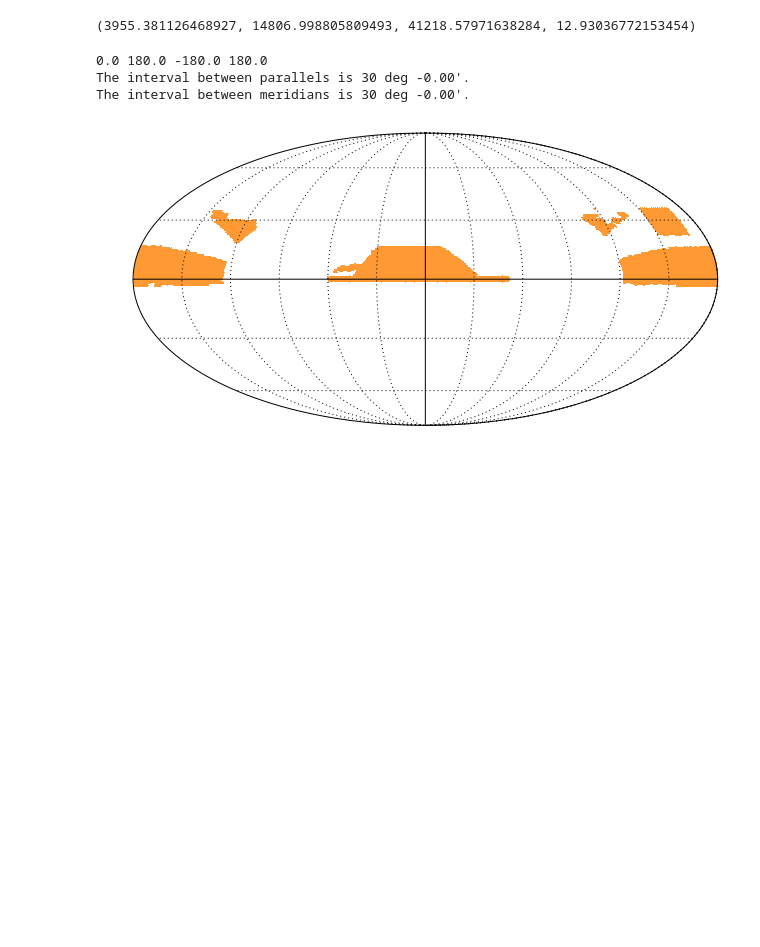
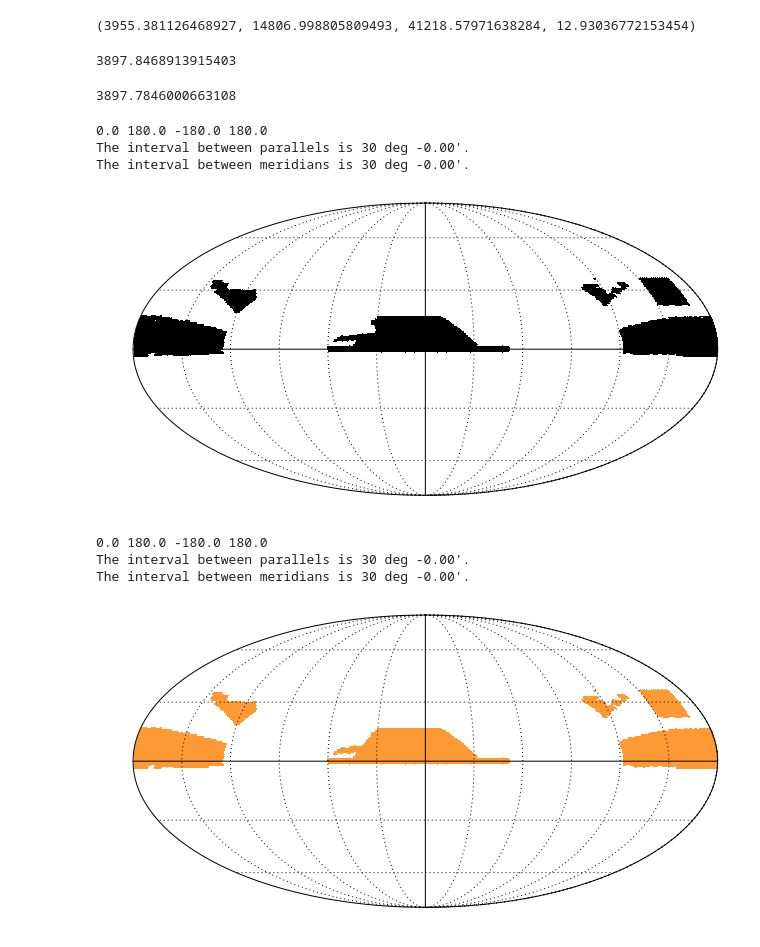
Before and after one commit to calumhrmurray/MPhysProject, a Jupyter notebook: colours_calibration/aitoff_projection.ipynb, the cells around one changed output. Saved outputs shown, nothing was run; the diff lists cells and outputs as text; code cells hidden in the pictures; blank space fills up the shorter version.

```diff
--- a/colours_calibration/aitoff_projection.ipynb
+++ b/colours_calibration/aitoff_projection.ipynb
@@ -16,6 +16,25 @@ galex = MOC(filename='/home/calum/Documents/Mphys_data/calibration/MOC-J_ApJS_17
 ukidds.area_sq_deg, sdss.area_sq_deg, wise.area_sq_deg, galex.area_sq_deg
 # %% [output]
 (3955.381126468927, 14806.998805809493, 41218.57971638284, 12.93036772153454)
+# %%
+intersect_ukidds_sdss = ukidds.intersection(sdss)
+# %%
+intersect_ukidds_sdss.area_sq_deg
+# %% [output]
+3897.8468913915403
+# %%
+intersect_ukidds_sdss_wise = intersect_ukidds_sdss.intersection(wise)
+# %%
+intersect_ukidds_sdss_wise.area_sq_deg
+# %% [output]
+3897.7846000663108
+# %%
+plot_moc(intersect_ukidds_sdss_wise, projection='moll',color='black')
+# %% [output]
+0.0 180.0 -180.0 180.0
+The interval between parallels is 30 deg -0.00'.
+The interval between meridians is 30 deg -0.00'.
+[figure, added]
 # %%
 plot_moc(ukidds, projection='moll',color='yellow')
 # %% [output]
```
Also changed, not shown: 15 other files.
